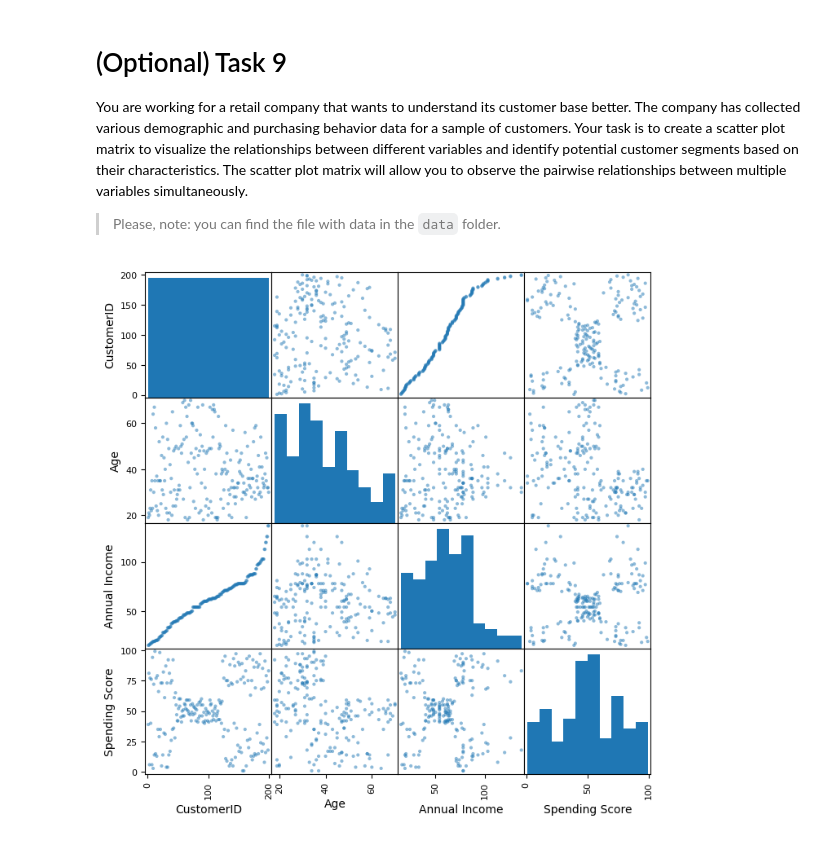
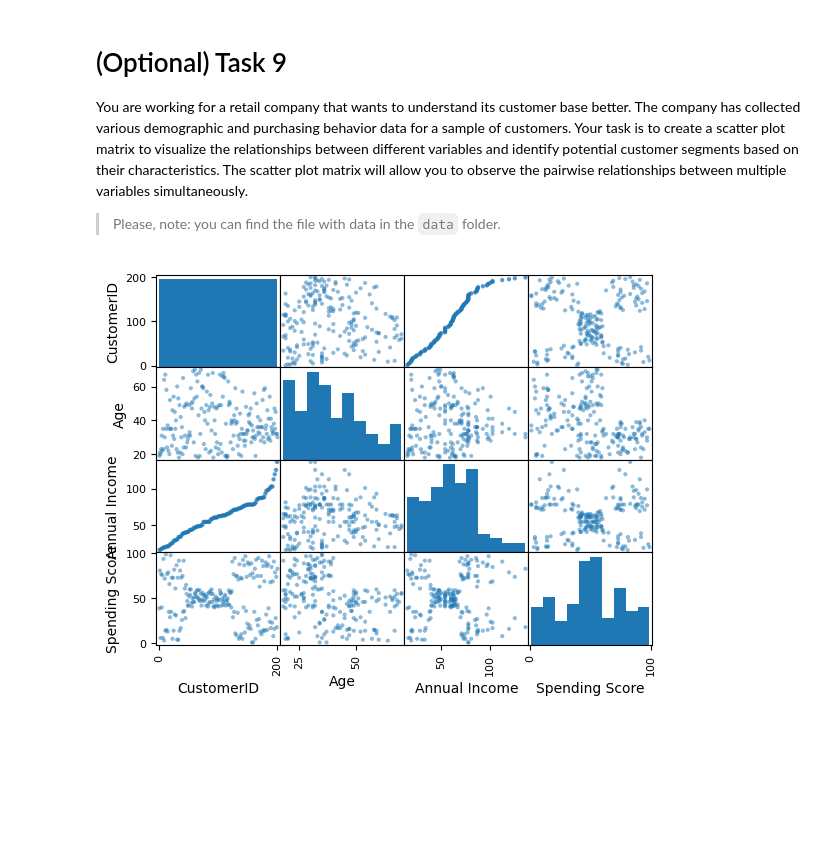
Before and after one commit to mate-academy/py-matplotlib, a Jupyter notebook: app/matplotlib.ipynb, the cells around one changed output. Saved outputs shown, nothing was run; the diff lists cells and outputs as text; code cells hidden in the pictures; blank space fills up the shorter version.

```diff
--- a/app/matplotlib.ipynb
+++ b/app/matplotlib.ipynb
@@ -226,8 +226,8 @@ You are working for a retail company that wants to understand its customer base
 # %%
 data = pd.read_csv("D:\projects\py-matplotlib\data\customer_data.csv")
 
-pd.plotting.scatter_matrix(data, figsize=(8, 8))
+pd.plotting.scatter_matrix(data)
 
 plt.show()
 # %% [output]
-[figure, old version]
+[figure, new version]
```
Also changed, not shown: parts of 3 cells of this notebook.
